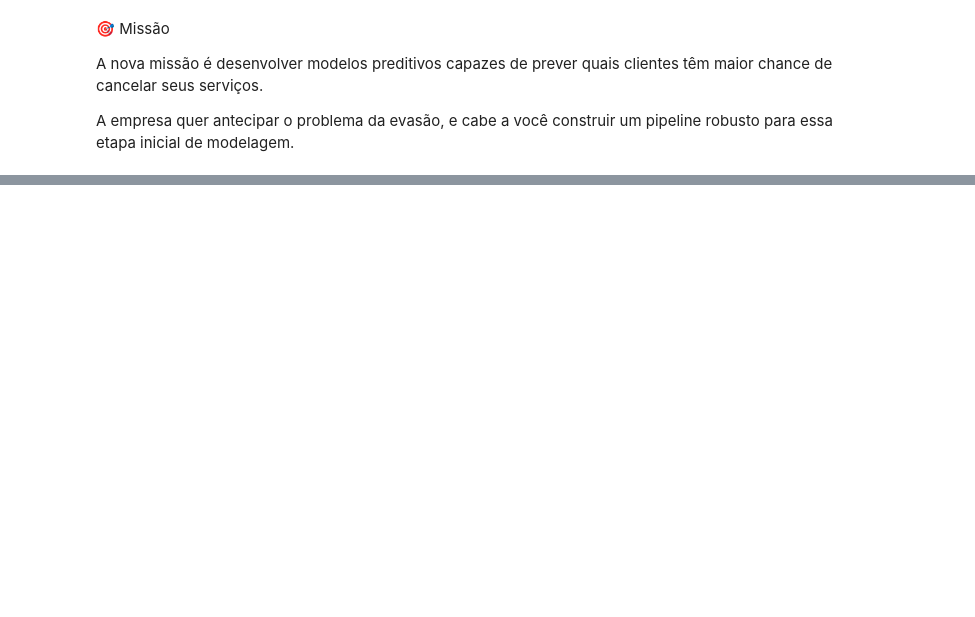
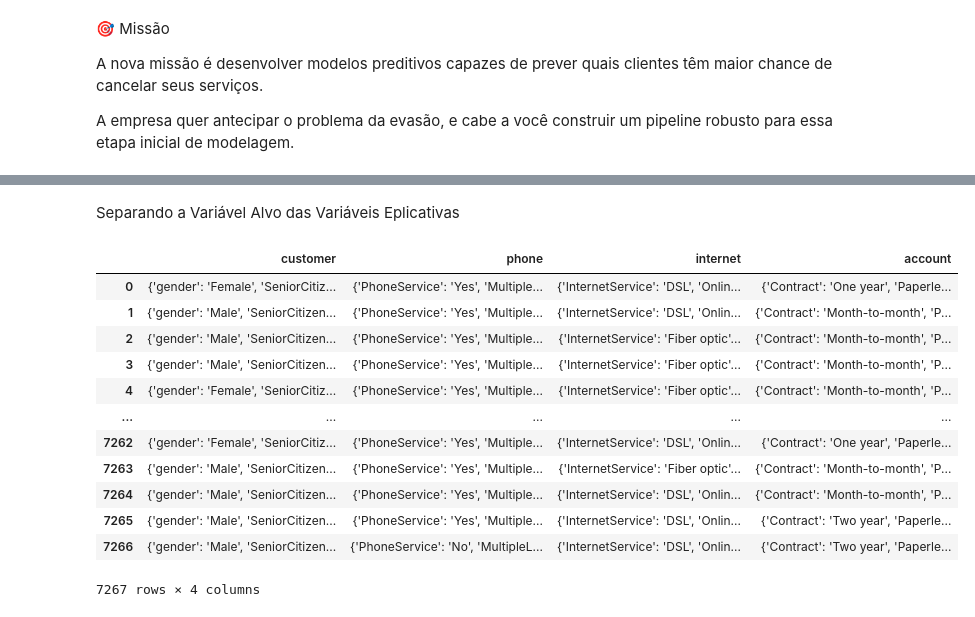
Before and after one commit to SergioCarmo-ro/TelecomX_BR_Parte_II, a Jupyter notebook: TelecomX_BR_Parte_II.ipynb, the cells around one changed output, grey strips where cells are left out. Saved outputs shown, nothing was run; the diff lists cells and outputs as text; code cells hidden in the pictures; blank space fills up the shorter version.

```diff
--- a/TelecomX_BR_Parte_II.ipynb
+++ b/TelecomX_BR_Parte_II.ipynb
@@ -23,0 +51,3 @@ dados.head()
+# %%
+dados = dados.drop('customerID', axis=1)
+display(dados.head())
@@ -23,0 +76,21 @@ dados.head()
+# %% [markdown]
+Separando a Variável Alvo das Variáveis Eplicativas
+# %%
+x = dados.drop('Churn', axis = 1)
+y = dados['Churn']
+# %%
+x
+# %% [output]
+|  | customer | phone | internet | account |
+| 0 | {'gender': 'Female', 'SeniorCitiz... | {'PhoneService': 'Yes', 'Multiple... | {'InternetService': 'DSL', 'Onlin... | {'Contract': 'One year', 'Paperle... |
+| 1 | {'gender': 'Male', 'SeniorCitizen... | {'PhoneService': 'Yes', 'Multiple... | {'InternetService': 'DSL', 'Onlin... | {'Contract': 'Month-to-month', 'P... |
+| 2 | {'gender': 'Male', 'SeniorCitizen... | {'PhoneService': 'Yes', 'Multiple... | {'InternetService': 'Fiber optic'... | {'Contract': 'Month-to-month', 'P... |
+| 3 | {'gender': 'Male', 'SeniorCitizen... | {'PhoneService': 'Yes', 'Multiple... | {'InternetService': 'Fiber optic'... | {'Contract': 'Month-to-month', 'P... |
+| 4 | {'gender': 'Female', 'SeniorCitiz... | {'PhoneService': 'Yes', 'Multiple... | {'InternetService': 'Fiber optic'... | {'Contract': 'Month-to-month', 'P... |
+| ... | ... | ... | ... | ... |
+| 7262 | {'gender': 'Female', 'SeniorCitiz... | {'PhoneService': 'Yes', 'Multiple... | {'InternetService': 'DSL', 'Onlin... | {'Contract': 'One year', 'Paperle... |
+| 7263 | {'gender': 'Male', 'SeniorCitizen... | {'PhoneService': 'Yes', 'Multiple... | {'InternetService': 'Fiber optic'... | {'Contract': 'Month-to-month', 'P... |
+| 7264 | {'gender': 'Male', 'SeniorCitizen... | {'PhoneService': 'Yes', 'Multiple... | {'InternetService': 'DSL', 'Onlin... | {'Contract': 'Month-to-month', 'P... |
+| 7265 | {'gender': 'Male', 'SeniorCitizen... | {'PhoneService': 'Yes', 'Multiple... | {'InternetService': 'DSL', 'Onlin... | {'Contract': 'Two year', 'Paperle... |
+| 7266 | {'gender': 'Male', 'SeniorCitizen... | {'PhoneService': 'No', 'MultipleL... | {'InternetService': 'DSL', 'Onlin... | {'Contract': 'Two year', 'Paperle... |
+7267 rows × 4 columns
```
Also changed, not shown: parts of 14 cells of this notebook.
